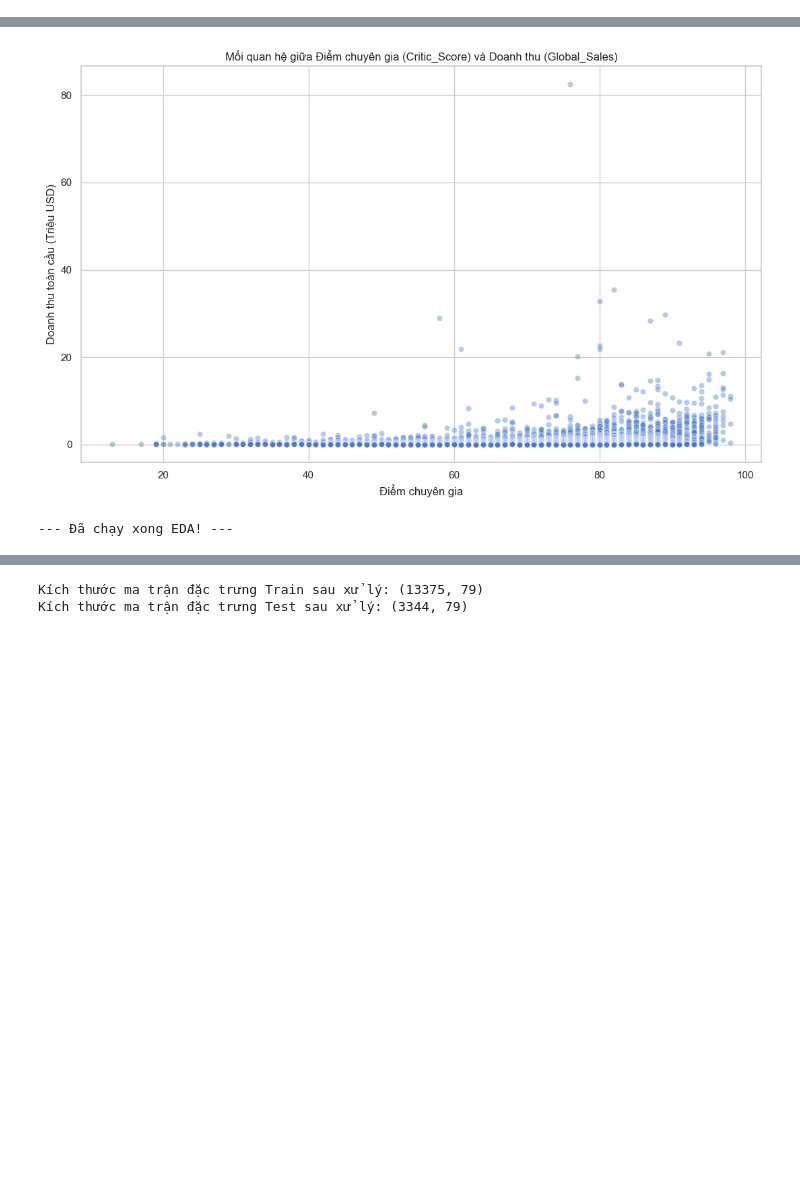
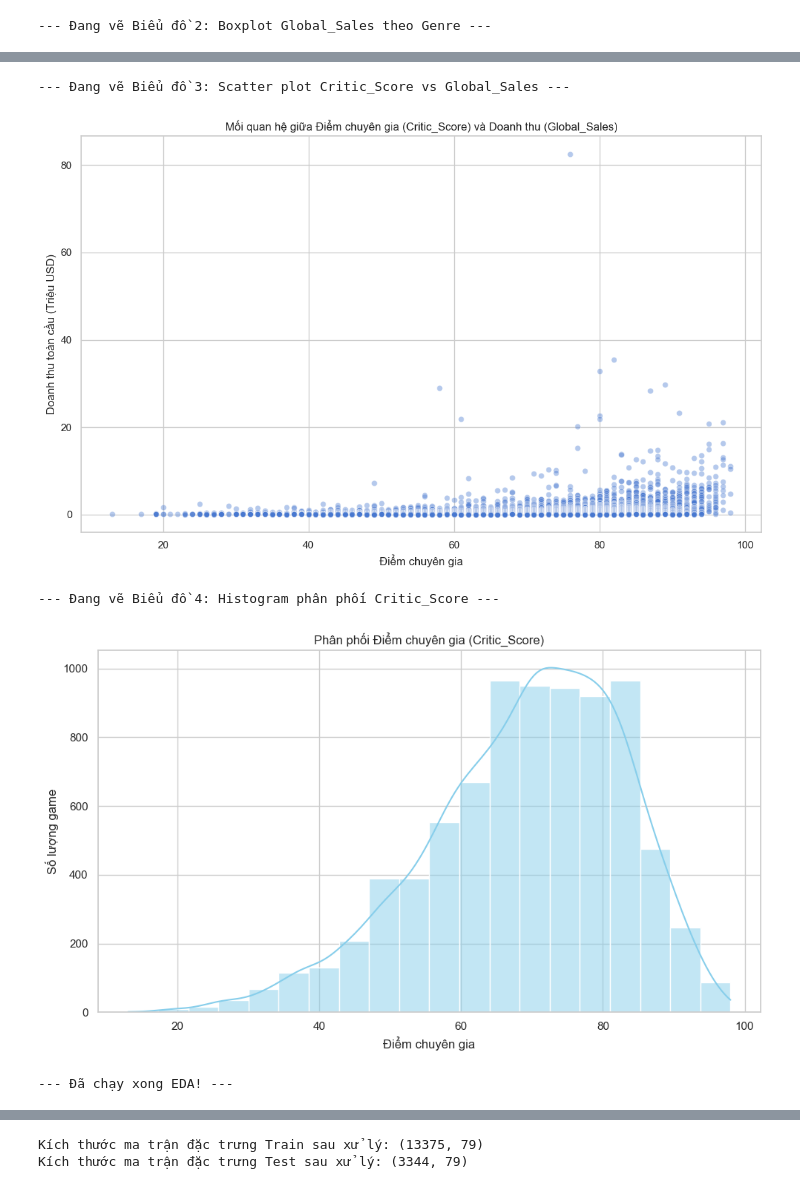
Before and after one commit to khiemhenry-06/khiemhenry-06-DoAn2_TUDTK_DataFitting_OLS, a Jupyter notebook: part2/part2_notebook.ipynb, the cells around one changed output, grey strips where cells are left out. Saved outputs shown, nothing was run; the diff lists cells and outputs as text; code cells hidden in the pictures; blank space fills up the shorter version.

```diff
--- a/part2/part2_notebook.ipynb
+++ b/part2/part2_notebook.ipynb
@@ -57,10 +58,36 @@ Note: you may need to restart the kernel to use updated packages.
 Khảo sát tổng quan sự phân phối của doanh số bán hàng, mối liên hệ tương quan tuyến tính giữa các chỉ số điểm số và các biến đặc trưng khác để định hình hướng tiếp cận xây dựng mô hình hồi quy.
 # %%
+# Trần Thanh Nam
+
 import pandas as pd
 import numpy as np
 import seaborn as sns
+%matplotlib inline
 import matplotlib.pyplot as plt
-import os
+from pathlib import Path
+import sys
+
+if hasattr(sys.stdout, "reconfigure"):
+    sys.stdout.reconfigure(encoding="utf-8")
+
+PROJECT_DIR = Path.cwd().resolve()
+for candidate in [PROJECT_DIR, *PROJECT_DIR.parents]:
+    if (candidate / "part2" / "data" / "video_games_sales.csv").exists():
+        PROJECT_DIR = candidate
+        break
+else:
+    raise FileNotFoundError("Không tìm thấy thư mục part2 của đồ án.")
+DATA_CSV = PROJECT_DIR / "part2" / "data" / "video_games_sales.csv"
+REPORT_IMAGE_DIR = PROJECT_DIR / "report" / "images_nam"
+REPORT_IMAGE_DIR.mkdir(parents=True, exist_ok=True)
+
+def save_report_figure(filename):
+    output_path = REPORT_IMAGE_DIR / filename
+    if output_path.exists():
+        output_path.unlink()
+    plt.savefig(output_path, dpi=150, bbox_inches="tight")
+    plt.show()
+    plt.close()
 
 # Setup style vẽ biểu đồ cho đẹp và đồng nhất
 sns.set_theme(style="whitegrid", palette="muted")
@@ -68,11 +95,7 @@ plt.rcParams['figure.figsize'] = (12, 8) # Kích thước mặc định cho các
 
 # --- 1. LOAD DỮ LIỆU ---
 print("Đang load dữ liệu...")
-# Cơ chế tìm đường dẫn thông minh để tránh lỗi FileNotFoundError
-csv_path = 'data/video_games_sales.csv'
-if not os.path.exists(csv_path):
-    csv_path = 'part2/data/video_games_sales.csv'
-df = pd.read_csv(csv_path)
+df = pd.read_csv(DATA_CSV)
 
 # --- 2. TIỀN XỬ LÝ DỮ LIỆU SƠ BỘ ---
 print("Đang tiền xử lý sơ bộ...")
@@ -98,6 +121,7 @@ plt.figure(figsize=(14, 10))
 sns.heatmap(corr_matrix, annot=True, cmap='coolwarm', fmt=".2f", linewidths=.5) # fmt=".2f" để hiển thị 2 chữ số thập phân
 plt.title("Ma trận tương quan Pearson giữa các biến số")
 plt.tight_layout()
+save_report_figure("heatmap_correlation.png")
 
 # BIỂU ĐỒ 2: BOXPLOT - Phân phối Global_Sales theo Genre
 # Mục tiêu: Phát hiện Outliers (các game bom tấn) và so sánh doanh thu các thể loại.
@@ -113,6 +137,7 @@ plt.title("Phân phối doanh thu (Global_Sales) theo Thể loại (Genre)\n(Gi
 plt.xticks(rotation=45)
 plt.ylabel("Doanh thu toàn cầu (Triệu USD)")
 plt.tight_layout()
+save_report_figure("boxplot_sales_by_genre.png")
 
 # BIỂU ĐỒ 3: SCATTER PLOT - Mối quan hệ giữa Critic_Score và Global_Sales
 # Mục tiêu: Trực quan hóa mối quan hệ tuyến tính mà Heatmap đã chỉ ra.
@@ -129,9 +154,21 @@ plt.title("Mối quan hệ giữa Điểm chuyên gia (Critic_Score) và Doanh t
 plt.xlabel("Điểm chuyên gia")
 plt.ylabel("Doanh thu toàn cầu (Triệu USD)")
 plt.tight_layout()
+save_report_figure("scatterplot_critic_sales.png")
 
-# Hiển thị biểu đồ ngay sau khi chạy
-plt.show()
+# BIỂU ĐỒ 4: HISTOGRAM - Phân phối của điểm chuyên gia (Critic_Score)
+# Mục tiêu: Xem phân phối điểm số có dạng hình chuông hay bị lệch.
+print("\n--- Đang vẽ Biểu đồ 4: Histogram phân phối Critic_Score ---")
+
+plt.figure(figsize=(10, 6))
+# Vẽ histogram kèm đường cong phân phối (kde)
+sns.histplot(df['Critic_Score'].dropna(), bins=20, kde=True, color='skyblue')
+plt.title("Phân phối Điểm chuyên gia (Critic_Score)")
+plt.xlabel("Điểm chuyên gia")
+plt.ylabel("Số lượng game")
+plt.tight_layout()
+save_report_figure("histogram_critic_score.png")
+
 
 print("\n--- Đã chạy xong EDA! ---")
 # %% [output]
@@ -153,6 +186,10 @@ dtype: float64
 [figure]
+--- Đang vẽ Biểu đồ 2: Boxplot Global_Sales theo Genre ---
 [figure]
+--- Đang vẽ Biểu đồ 3: Scatter plot Critic_Score vs Global_Sales ---
 [figure]
---- Đã chạy xong EDA! ---
+--- Đang vẽ Biểu đồ 4: Histogram phân phối Critic_Score ---
+[figure, added]
+--- Đã chạy xong EDA! ---
 # %% [markdown]
 ---
```
Also changed, not shown: parts of 14 cells of this notebook, 27 other files.
